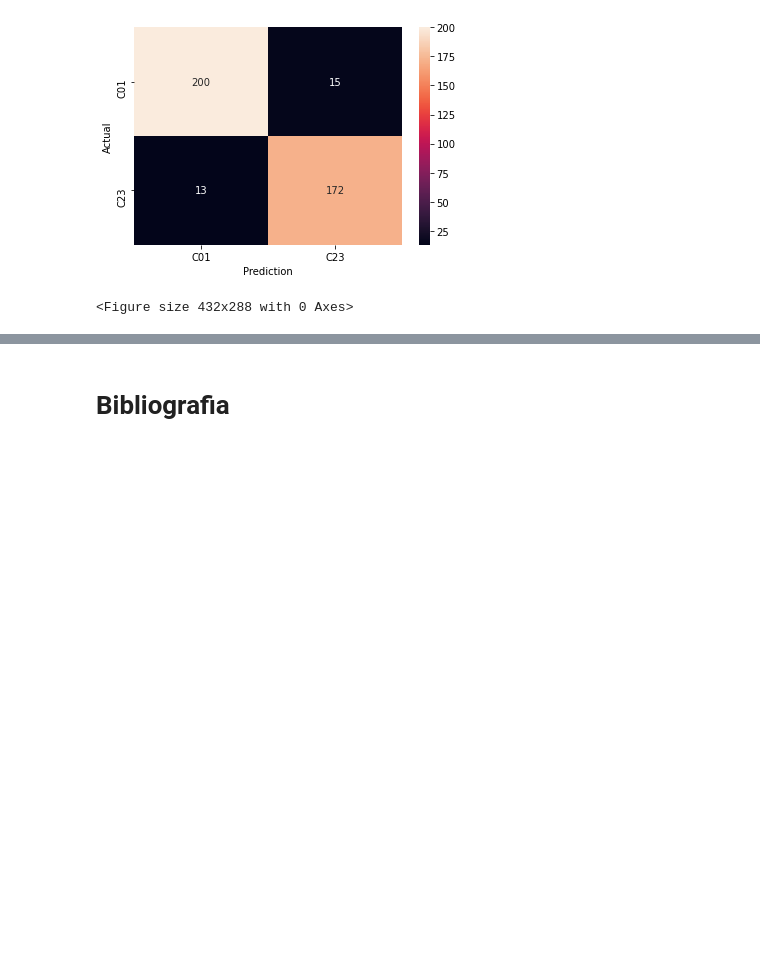
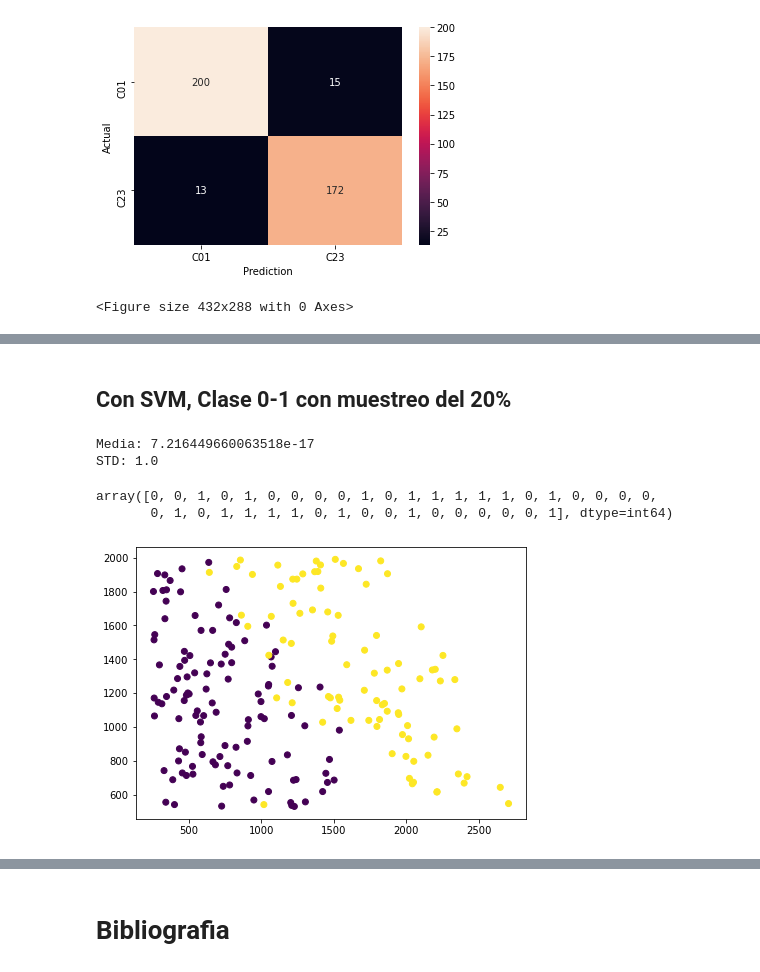
Before and after one commit to mikeruano3/UNIR_AprendizajeAutomatico_Tarea2, a Jupyter notebook: Tarea2AprendizajeAutomatico.ipynb, the cells around one changed output, grey strips where cells are left out. Saved outputs shown, nothing was run; the diff lists cells and outputs as text; code cells hidden in the pictures; blank space fills up the shorter version.

```diff
--- a/Tarea2AprendizajeAutomatico.ipynb
+++ b/Tarea2AprendizajeAutomatico.ipynb
@@ -1621,0 +1627,55 @@ plt.clf()
+# %% [markdown]
+## Con SVM, Clase 0-1 con muestreo del 20%
+# %%
+
+#df = dataset.copy()
+df = pd.read_csv("train.csv", low_memory=False)
+dataset = df.copy()
+
+#train3 = df.drop(df[df['price_range'] <= 2].index)
+#train0 = df.drop(df[df['price_range'] >= 1].index)
+#train = pd.concat([train0, train3], axis=0)
+train = df.drop(df[df['price_range'] >= 2].index)
+
+train = train[['battery_power', 'ram', 'price_range']]
+train = train.sample(frac=0.2)
+
+y = train['price_range']
+X = train[['battery_power', 'ram']]
+
+df_x = train['ram']
+df_y = train['battery_power']
+df_group = y
+
+fig, ax = plt.subplots(1,1,figsize=(7, 5))
+ax.scatter(df_x, df_y, c=df_group)
+
+df_pd = pd.DataFrame(list(zip(df_x, df_y, df_group)), columns=['x', 'y', 'group'])
+
+X_train, X_test, y_train, y_test = train_test_split(df_pd[['x', 'y']],
+                                                     df_pd['group'],
+                                                     test_size=0.2,
+                                                     stratify=df_pd['group'])
+
+sc = StandardScaler()
+X_train = sc.fit_transform(X_train)
+X_test = sc.transform(X_test)
+
+print("Media:", X_train.mean())
+print("STD:" ,X_train.std())
+
+dfx = [x[0] for x in X_test]
+dfy = [x[1] for x in X_test]
+
+clf = svm.SVC(C=1, gamma=10, probability=True)
+clf.fit(X_train, y_train)
+plot_svc_decision_function(clf)
+
+predictions = clf.predict(X_test)
+predictions
+# %% [output]
+Media: 7.216449660063518e-17
+STD: 1.0
+array([0, 0, 1, 0, 1, 0, 0, 0, 0, 1, 0, 1, 1, 1, 1, 1, 0, 1, 0, 0, 0, 0,
+       0, 1, 0, 1, 1, 1, 1, 0, 1, 0, 0, 1, 0, 0, 0, 0, 0, 1], dtype=int64)
+[figure, added]
```
Also changed, not shown: parts of 17 cells of this notebook.
